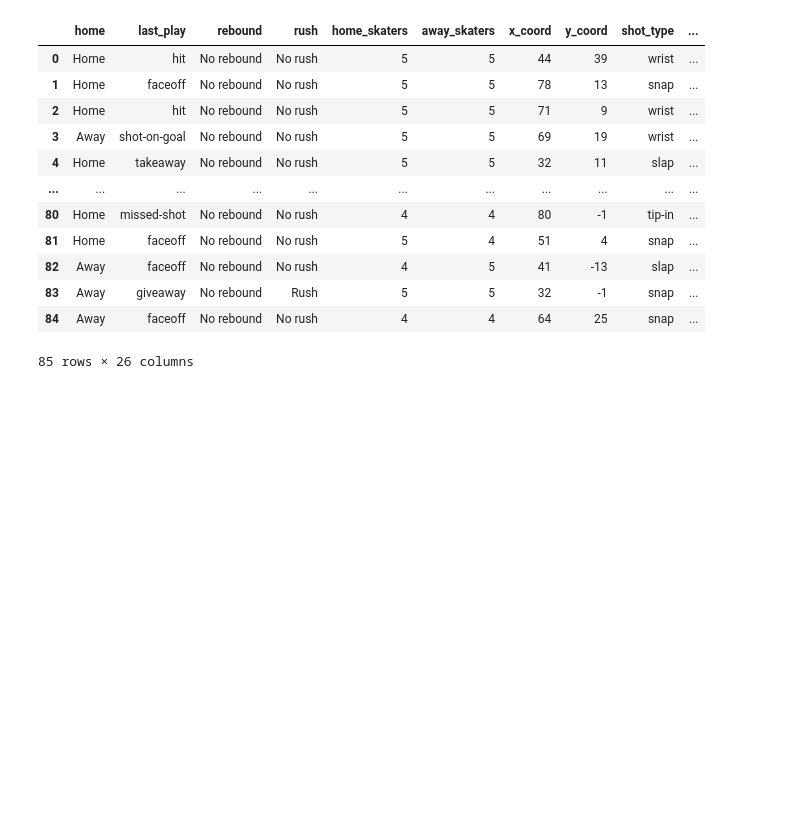
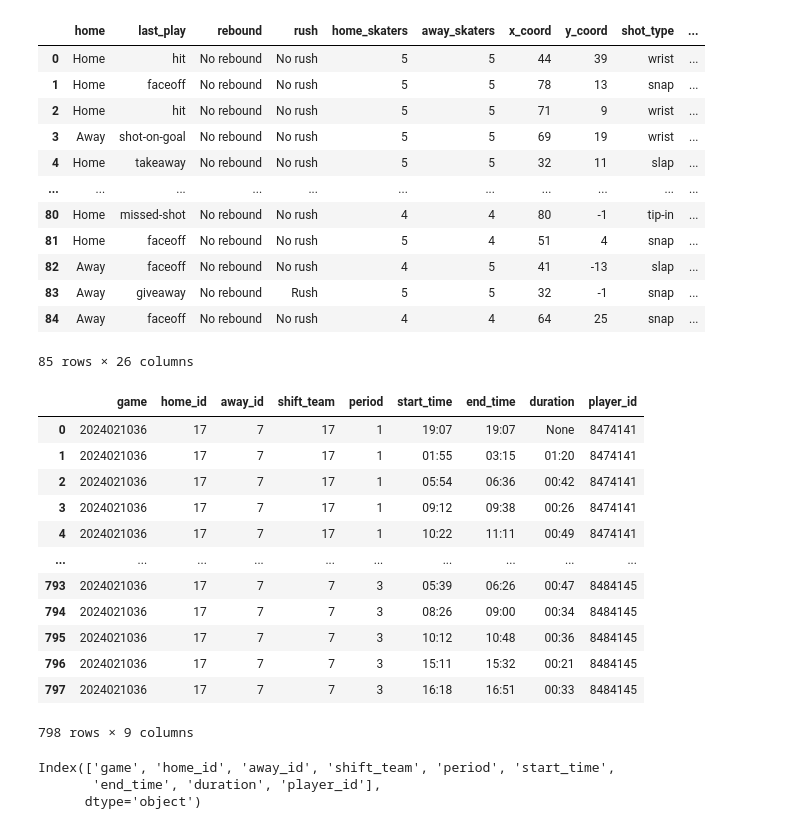
Before and after one commit to nolantphillips/nhl_game_reports, a Jupyter notebook: notebooks/02_call_for_data.ipynb, the cells around one changed output. Cells and saved outputs as stored; diff of their text form; code cells hidden in the pictures; blank space fills up the shorter version.

```diff
--- a/notebooks/02_call_for_data.ipynb
+++ b/notebooks/02_call_for_data.ipynb
@@ -82,3 +94,25 @@ full_shots_df
 | 83 | Away | giveaway | No rebound | Rush | 5 | 5 | 32 | -1 | snap | ... |
 | 84 | Away | faceoff | No rebound | No rush | 4 | 4 | 64 | 25 | snap | ... |
 85 rows × 26 columns
+# %%
+shifts_df
+# %% [output]
+|  | game | home_id | away_id | shift_team | period | start_time | end_time | duration | player_id |
+| 0 | 2024021036 | 17 | 7 | 17 | 1 | 19:07 | 19:07 | None | 8474141 |
+| 1 | 2024021036 | 17 | 7 | 17 | 1 | 01:55 | 03:15 | 01:20 | 8474141 |
+| 2 | 2024021036 | 17 | 7 | 17 | 1 | 05:54 | 06:36 | 00:42 | 8474141 |
+| 3 | 2024021036 | 17 | 7 | 17 | 1 | 09:12 | 09:38 | 00:26 | 8474141 |
+| 4 | 2024021036 | 17 | 7 | 17 | 1 | 10:22 | 11:11 | 00:49 | 8474141 |
+| ... | ... | ... | ... | ... | ... | ... | ... | ... | ... |
+| 793 | 2024021036 | 17 | 7 | 7 | 3 | 05:39 | 06:26 | 00:47 | 8484145 |
+| 794 | 2024021036 | 17 | 7 | 7 | 3 | 08:26 | 09:00 | 00:34 | 8484145 |
+| 795 | 2024021036 | 17 | 7 | 7 | 3 | 10:12 | 10:48 | 00:36 | 8484145 |
+| 796 | 2024021036 | 17 | 7 | 7 | 3 | 15:11 | 15:32 | 00:21 | 8484145 |
+| 797 | 2024021036 | 17 | 7 | 7 | 3 | 16:18 | 16:51 | 00:33 | 8484145 |
+798 rows × 9 columns
+# %%
+shifts_df.columns
+# %% [output]
+Index(['game', 'home_id', 'away_id', 'shift_team', 'period', 'start_time',
+       'end_time', 'duration', 'player_id'],
+      dtype='object')
```
Also changed, not shown: parts of 16 cells of this notebook, 1 other file.
